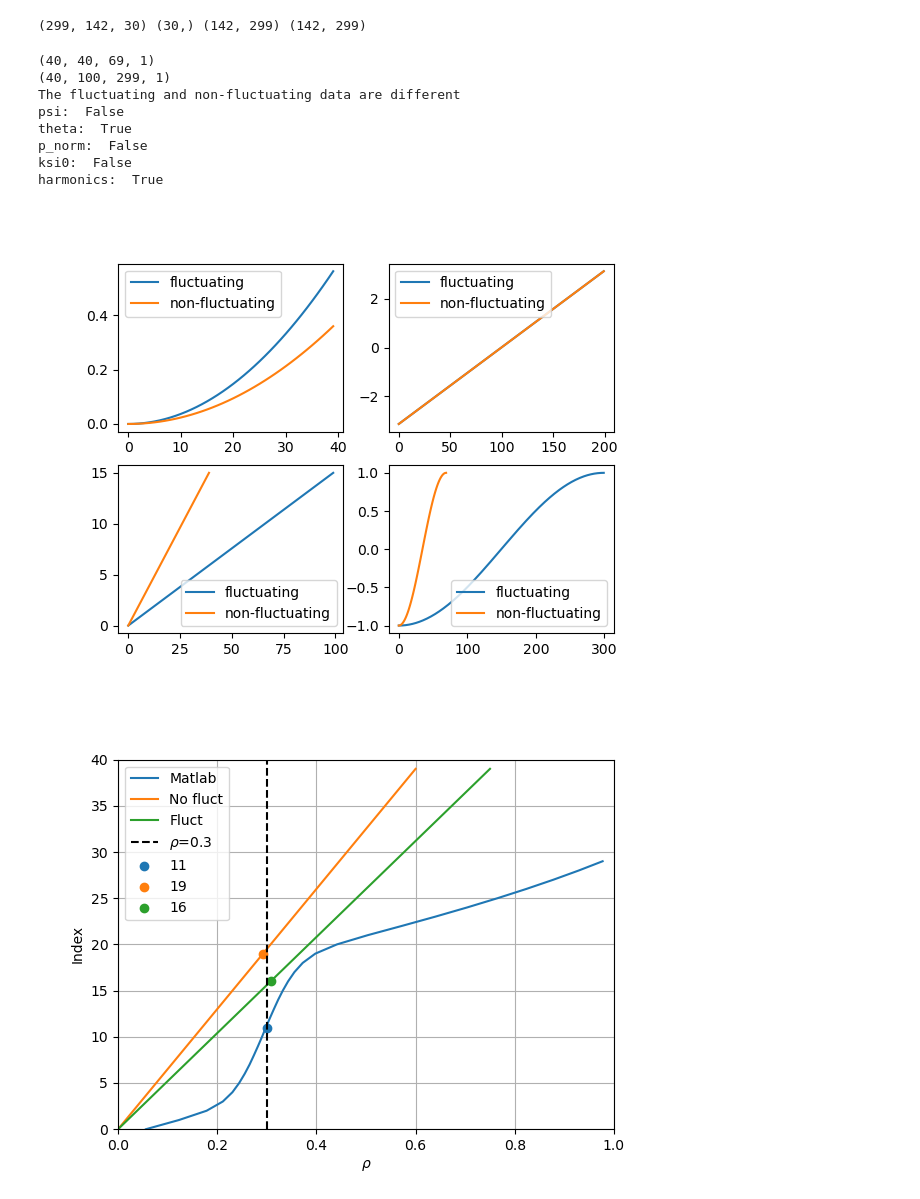
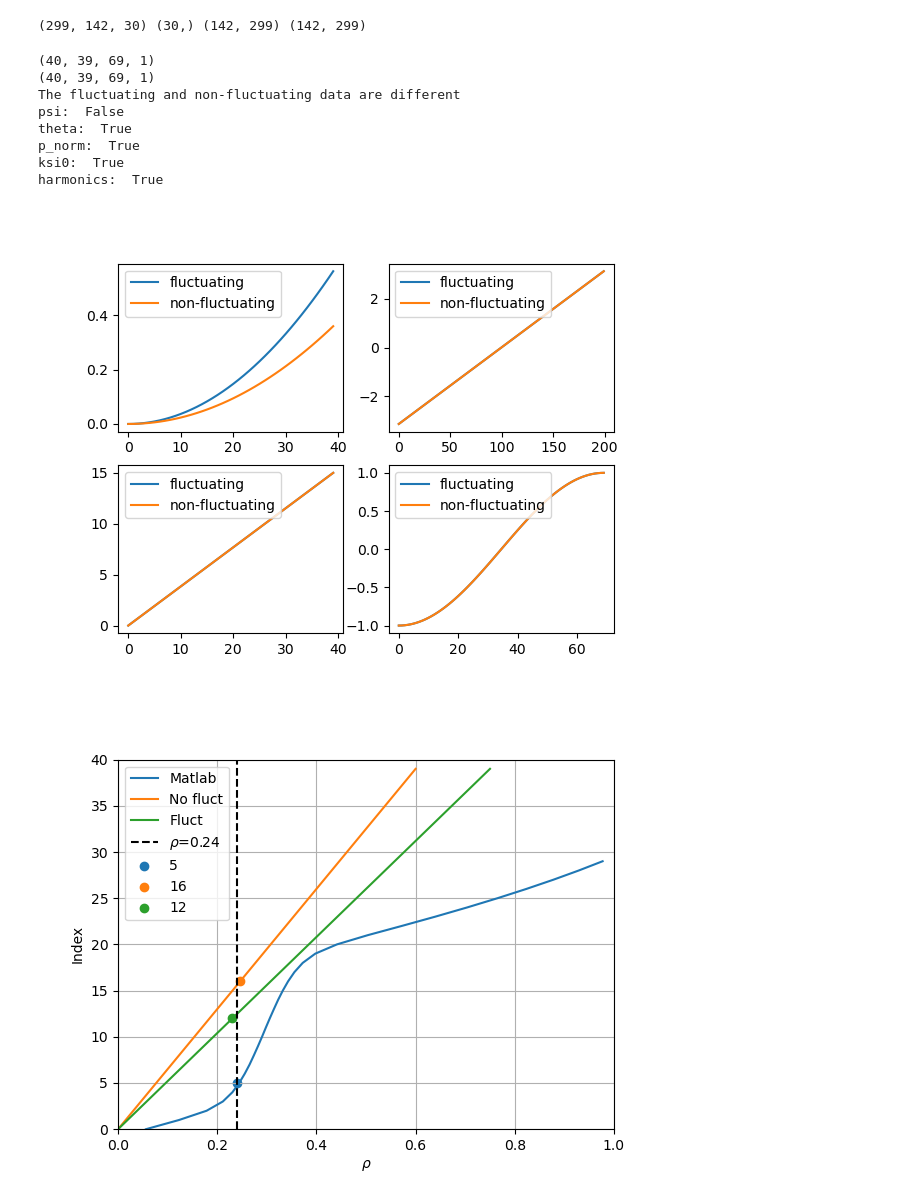
Before and after one commit to EwoutDevlaminck/WKBacca_QL, a Jupyter notebook: Analysis_comp.ipynb, the cells around one changed output. Saved outputs shown, nothing was run; the diff lists cells and outputs as text; code cells hidden in the pictures.

```diff
--- a/Analysis_comp.ipynb
+++ b/Analysis_comp.ipynb
@@ -56,8 +56,17 @@ cm_data = [[0.2081, 0.1663, 0.5292], [0.2116238095, 0.1897809524, 0.5776761905],
 parula_map = LinearSegmentedColormap.from_list('parula', cm_data)
 parula_map.set_under(cm_data[0])
 # %%
+#TCV72644 case
 #filename1 = '/home/devlamin/Documents/WKBeam_related/Cases_ran_before/TCV72644_1.25/No_fluct/QL_bounce_TCV72644_1.25_test.h5'
 filename1 = '/home/devlamin/Documents/WKBeam_related/WKBacca_QL/QL_bounce_TCV72644_1.25_test.h5' # Test with smaller file
-filename2 = '/home/devlamin/Documents/WKBeam_related/Cases_ran_before/TCV72644_1.25/Fluct/QL_bounce_TCV72644_1.25_test.h5'
+filename2 = '/home/devlamin/Documents/WKBeam_related/WKBacca_QL/QL_bounce_TCV72644_1.25_test_fluct.h5'
 #Had to move the file due to size limit
+
+matlab_file = '/home/devlamin/Documents/WKBeam_related/WKBacca_QL/WKBacca_cases/TCV72644_1.25/input/Drf_data.mat'
+
+# TCV74302 case
+#filename1 = '/home/devlamin/Documents/WKBeam_related/WKBacca_QL/QL_bounce_TCV74302_test.h5'
+#filename2 = '/home/devlamin/Documents/WKBeam_related/WKBacca_QL/QL_bounce_TCV74302_test.h5'
+
+#matlab_file = '/home/devlamin/Documents/WKBeam_related/WKBacca_QL/WKBacca_cases/TCV74302/input/Drf_data.mat'
 # %%
@@ -80,7 +89,7 @@ file2 = h5py.File(filename2, 'r')
 # Read the data
 
 # Select the wanted grid
-grid = 'wh'
+grid = 'hh'
 dataname = 'DRF0_' + grid
 
 DRF0_nofluct = file1[dataname][()]
@@ -91,6 +100,9 @@ DRF0_fluct = np.sum(DRF0_fluct, axis=-1)
 DRF0_nofluct = np.sum(DRF0_nofluct, axis=-1)
 
 psi = file1['psi'][()]
+psi_h = 0.5 * (psi[1:] + psi[:-1])
+d_psi = 1/2* (np.diff(psi)[:-1] + np.diff(psi)[1:])
+d_psi = np.concatenate(([np.diff(psi)[0]], d_psi, [np.diff(psi)[-1]]))
 theta = file1['theta'][()]
 p_norm = file1['p_norm'][()]
 ksi0 = file1['ksi0'][()][()]
@@ -133,43 +145,43 @@ else:
 
 
 if grid == 'wh':
     p_norm = p_norm
     ksi0 = 0.5 * (ksi0[1:] + ksi0[:-1])
     Trapksi0_nofluct = file1['Trapksi0_h'][()]
     Trapksi0_fluct = file2['Trapksi0_h'][()]
 elif grid == 'hh':
     p_norm = 0.5 * (p_norm[1:] + p_norm[:-1])
     ksi0 = 0.5 * (ksi0[1:] + ksi0[:-1])
     Trapksi0_nofluct = file1['Trapksi0_h'][()]
     Trapksi0_fluct = file2['Trapksi0_h'][()]
 else:
     p_norm = 0.5 * (p_norm[1:] + p_norm[:-1])
     ksi0 = ksi0
     Trapksi0_nofluct = file1['Trapksi0_w'][()]
     Trapksi0_fluct = file2['Trapksi0_w'][()]
 
 p_max = np.max(p_norm)
 rho_max_nofl = np.max(np.sqrt(psi))
 rho_max_fluct = np.max(np.sqrt(psi_fluct))
 
 
 h5py.File.close(file1)
 h5py.File.close(file2)
 # %% [output]
-(40, 40, 69, 1)
-(40, 100, 299, 1)
+(40, 39, 69, 1)
+(40, 39, 69, 1)
 The fluctuating and non-fluctuating data are different
 psi:  False
 theta:  True
-p_norm:  False
-ksi0:  False
+p_norm:  True
+ksi0:  True
 harmonics:  True
-[figure, old version]
+[figure, new version]
 # %%
 def closest_index(val):
     return np.argmin(np.abs(rho_mat- val)), np.argmin(np.abs(np.sqrt(psi)- val)), np.argmin(np.abs(np.sqrt(psi_fluct)- val))
 
-rho_goal = 0.3
+rho_goal = 0.24
 
 plt.figure()
 len_mat = rho_mat.shape[0]
@@ -194,7 +206,7 @@ plt.ylim(0, 40)
 plt.legend()
 plt.show()
 # %% [output]
-[figure, old version]
+[figure, new version]
 # %%
 Pnorm, Ksi0 = np.meshgrid(p_norm, ksi0)
 
```
Also changed, not shown: parts of 15 cells of this notebook, 2 other files.
